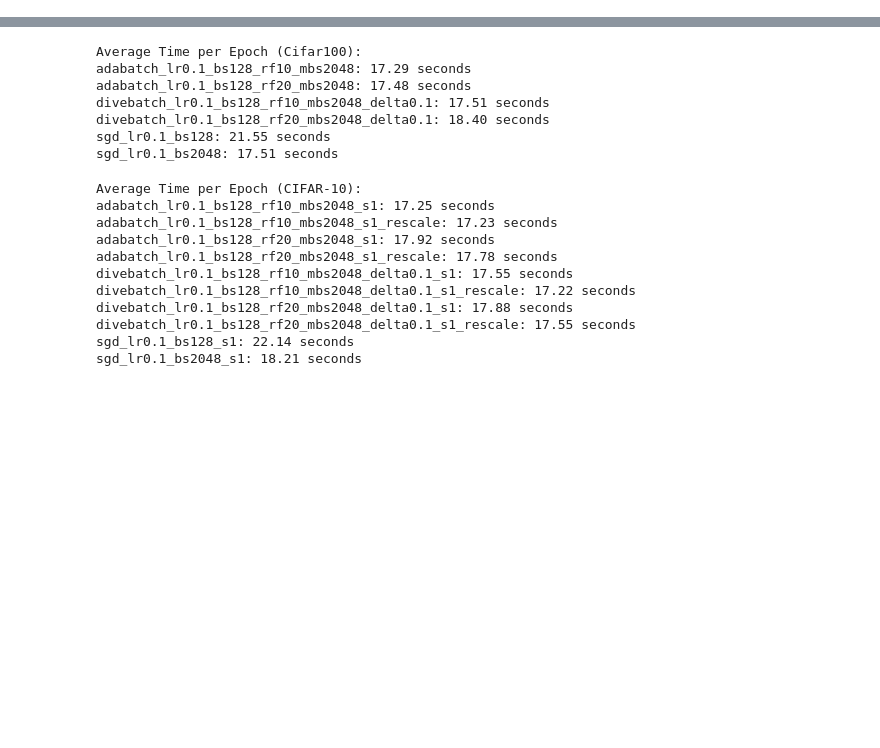
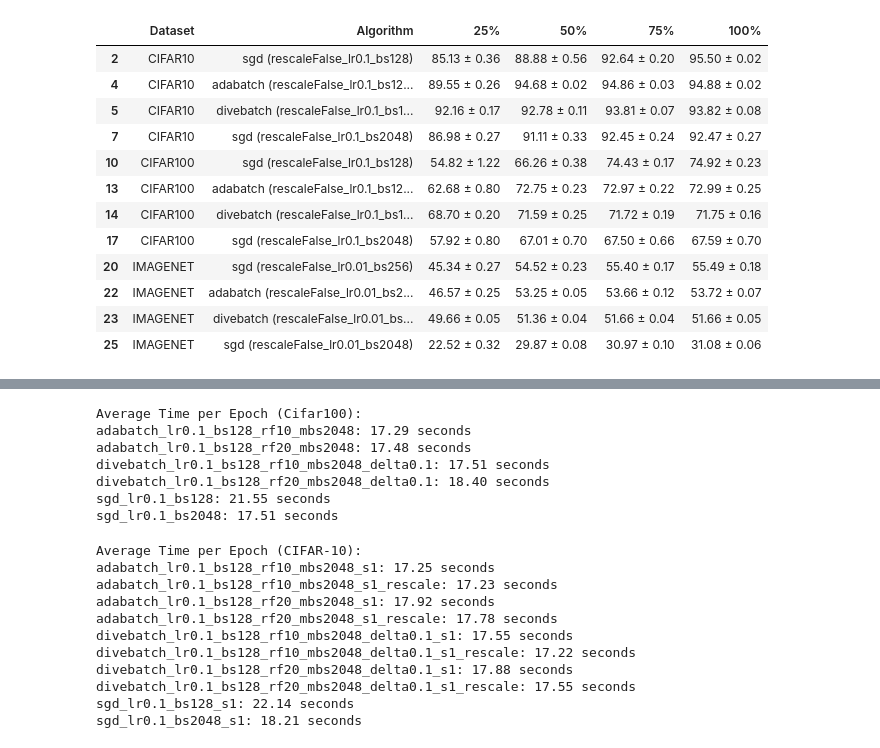
Before and after one commit to chenyuen0103/pytorch-cifar, a Jupyter notebook: src/plot.ipynb, the cells around one changed output, grey strips where cells are left out. Cells and saved outputs as stored; diff of their text form; code cells hidden in the pictures; blank space fills up the shorter version.

```diff
--- a/src/plot.ipynb
+++ b/src/plot.ipynb
@@ -1284,3 +1216,19 @@ See the caveats in the documentation: https://pandas.pydata.org/pandas-docs/stab
+# %%
+manual_selection_false
+# %% [output]
+|  | Dataset | Algorithm | 25% | 50% | 75% | 100% |
+| 2 | CIFAR10 | sgd (rescaleFalse_lr0.1_bs128) | 85.13 ± 0.36 | 88.88 ± 0.56 | 92.64 ± 0.20 | 95.50 ± 0.02 |
+| 4 | CIFAR10 | adabatch (rescaleFalse_lr0.1_bs12... | 89.55 ± 0.26 | 94.68 ± 0.02 | 94.86 ± 0.03 | 94.88 ± 0.02 |
+| 5 | CIFAR10 | divebatch (rescaleFalse_lr0.1_bs1... | 92.16 ± 0.17 | 92.78 ± 0.11 | 93.81 ± 0.07 | 93.82 ± 0.08 |
+| 7 | CIFAR10 | sgd (rescaleFalse_lr0.1_bs2048) | 86.98 ± 0.27 | 91.11 ± 0.33 | 92.45 ± 0.24 | 92.47 ± 0.27 |
+| 10 | CIFAR100 | sgd (rescaleFalse_lr0.1_bs128) | 54.82 ± 1.22 | 66.26 ± 0.38 | 74.43 ± 0.17 | 74.92 ± 0.23 |
+| 13 | CIFAR100 | adabatch (rescaleFalse_lr0.1_bs12... | 62.68 ± 0.80 | 72.75 ± 0.23 | 72.97 ± 0.22 | 72.99 ± 0.25 |
+| 14 | CIFAR100 | divebatch (rescaleFalse_lr0.1_bs1... | 68.70 ± 0.20 | 71.59 ± 0.25 | 71.72 ± 0.19 | 71.75 ± 0.16 |
+| 17 | CIFAR100 | sgd (rescaleFalse_lr0.1_bs2048) | 57.92 ± 0.80 | 67.01 ± 0.70 | 67.50 ± 0.66 | 67.59 ± 0.70 |
+| 20 | IMAGENET | sgd (rescaleFalse_lr0.01_bs256) | 45.34 ± 0.27 | 54.52 ± 0.23 | 55.40 ± 0.17 | 55.49 ± 0.18 |
+| 22 | IMAGENET | adabatch (rescaleFalse_lr0.01_bs2... | 46.57 ± 0.25 | 53.25 ± 0.05 | 53.66 ± 0.12 | 53.72 ± 0.07 |
+| 23 | IMAGENET | divebatch (rescaleFalse_lr0.01_bs... | 49.66 ± 0.05 | 51.36 ± 0.04 | 51.66 ± 0.04 | 51.66 ± 0.05 |
+| 25 | IMAGENET | sgd (rescaleFalse_lr0.01_bs2048) | 22.52 ± 0.32 | 29.87 ± 0.08 | 30.97 ± 0.10 | 31.08 ± 0.06 |
 # %%
 log_dir_time = '../logs_time/resnet18'
 cifar10_time_dir = os.path.join(log_dir_time, 'cifar10')
```
Also changed, not shown: parts of 16 cells of this notebook, 3 other files.
